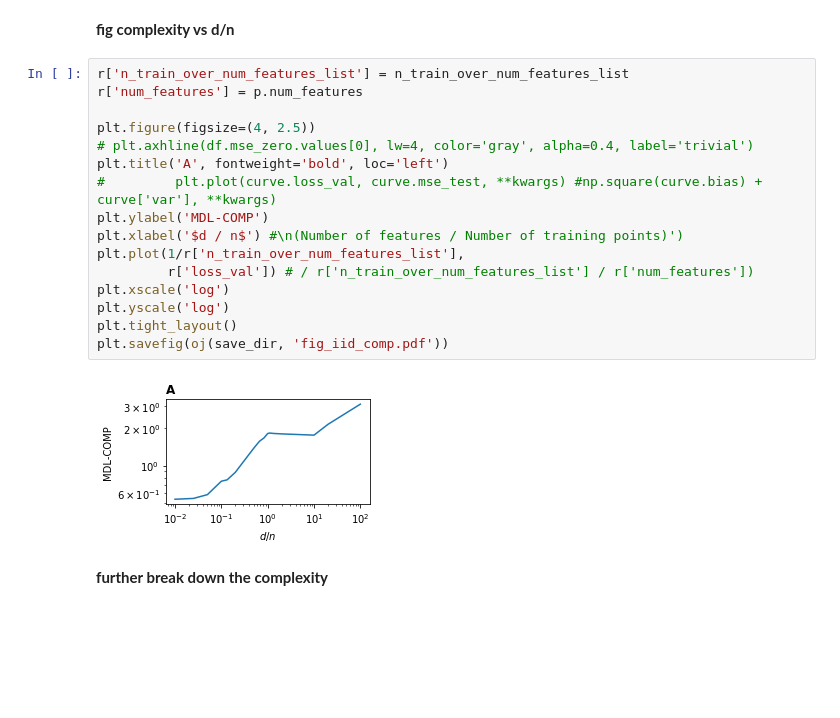
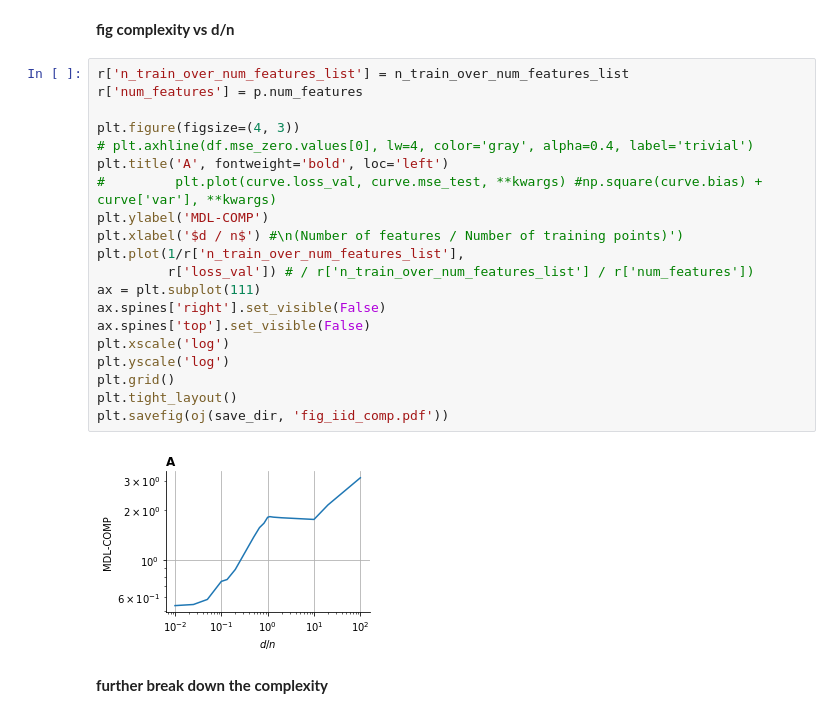
Before and after one commit to csinva/mdl-complexity, a Jupyter notebook: 02_explore_iid.ipynb, the cells around one changed output. Saved outputs shown, nothing was run; the diff lists cells and outputs as text; blank space fills up the shorter version.

```diff
--- a/02_explore_iid.ipynb
+++ b/02_explore_iid.ipynb
@@ -100,21 +100,25 @@ for i, n_train_over_num_features in tqdm(enumerate(n_train_over_num_features_lis
 # %%
 r['n_train_over_num_features_list'] = n_train_over_num_features_list
 r['num_features'] = p.num_features
 
-plt.figure(figsize=(4, 2.5))
+plt.figure(figsize=(4, 3))
 # plt.axhline(df.mse_zero.values[0], lw=4, color='gray', alpha=0.4, label='trivial')
 plt.title('A', fontweight='bold', loc='left')
 #         plt.plot(curve.loss_val, curve.mse_test, **kwargs) #np.square(curve.bias) + curve['var'], **kwargs)
 plt.ylabel('MDL-COMP')
 plt.xlabel('$d / n$') #\n(Number of features / Number of training points)')
 plt.plot(1/r['n_train_over_num_features_list'],
          r['loss_val']) # / r['n_train_over_num_features_list'] / r['num_features'])
+ax = plt.subplot(111)
+ax.spines['right'].set_visible(False)
+ax.spines['top'].set_visible(False)
 plt.xscale('log')
 plt.yscale('log')
+plt.grid()
 plt.tight_layout()
 plt.savefig(oj(save_dir, 'fig_iid_comp.pdf'))
 # %% [output]
-[figure, old version]
+[figure, new version]
 # %% [markdown]
 **further break down the complexity**
 # %%
```
Also changed, not shown: 3 other files.
